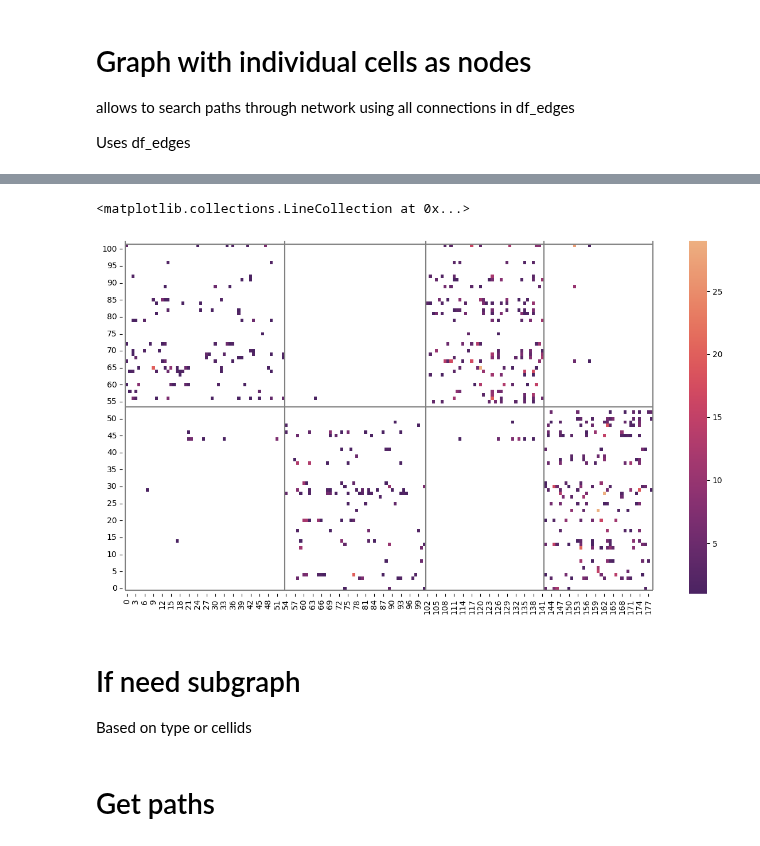
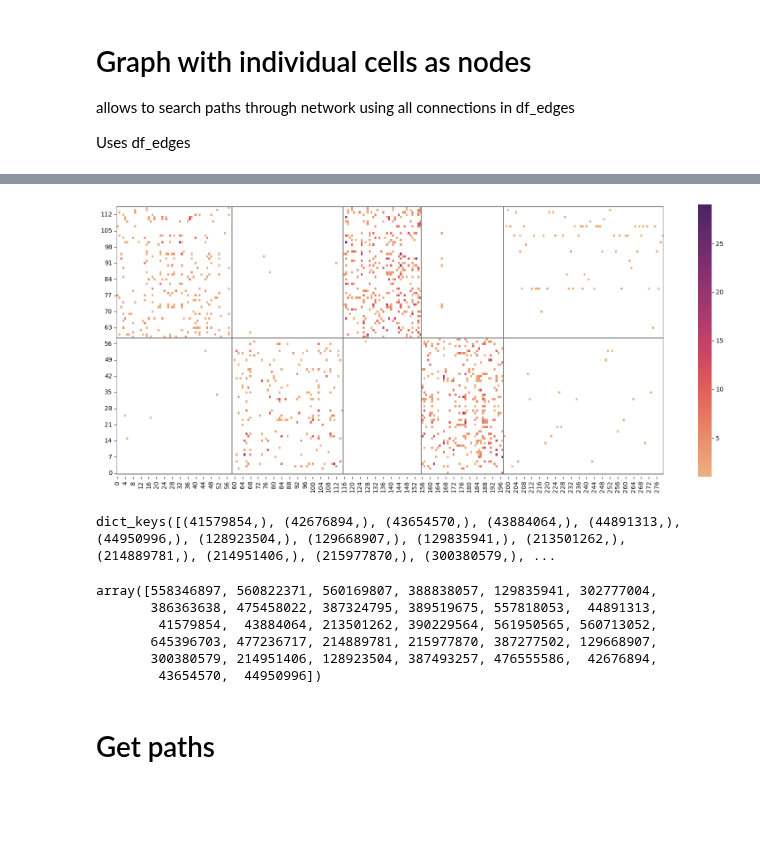
Before and after one commit to neurologic/eCREST, a Jupyter notebook: Network-X.ipynb, the cells around one changed output, grey strips where cells are left out. Cells and saved outputs as stored; diff of their text form; code cells hidden in the pictures; blank space fills up the shorter version.

```diff
--- a/Network-X.ipynb
+++ b/Network-X.ipynb
@@ -330,9 +372,11 @@ for c in df_edges['pre'].unique():
 # %%
 # Filter by pre and/or post cell type
 
-network_types = ['mg1','mg2','lg','lf']#(set(df_edges['pre_type'].unique()) | set(df_edges['post_type'].unique())) - set(['glia']) #,'dml','tsd']) #'tsd','dml','sgx1','sgx2'])
+network_types = ['mg1','mg2']#(set(df_edges['pre_type'].unique()) | set(df_edges['post_type'].unique())) - set(['glia']) #,'dml','tsd']) #'tsd','dml','sgx1','sgx2'])
 
-df_edges = df_edges[(df_edges['pre_type'].isin(network_types))&(df_edges['post_type'].isin(network_types))] #- set(['lg','lf'])
+# df_edges = df_edges[(df_edges['pre_type'].isin(network_types))&(df_edges['post_type'].isin(network_types))] #- set(['lg','lf'])
+
+df_edges = df_edges[(df_edges['pre_type'].isin(network_types))]
 # %%
 df_edges = df_edges[df_edges['pre'].isin([int(id_) for id_ in df_progress[df_progress['completed']>0.9]['id'].values])]
 # %%
@@ -720,6 +750,6 @@ sns.stripplot(data=df_degree[df_degree['type'].isin(['mg1','mg2'])],y='diverge',
 # %%
 nlist = []
-tlist = ['mg1','mg2','lg','lf']
+tlist = ['mg1','mg2','lg','lf','glia']#,'sg1','sg2','tsd','grc-d','grc-s','uk']
 for t in tlist:
     for i in G.nodes():
         if G.nodes[i]['cell_type']==t:
@@ -729,7 +759,13 @@ nm1 = len([x for x,y in G.nodes(data=True) if y['cell_type'] in ['mg1']])
 nm2 = len([x for x,y in G.nodes(data=True) if y['cell_type'] in ['mg2']])
 no1 = len([x for x,y in G.nodes(data=True) if y['cell_type'] in ['lg']])
 no2 = len([x for x,y in G.nodes(data=True) if y['cell_type'] in ['lf']])
-nt = nm1+nm2+no1+no2
+ng = len([x for x,y in G.nodes(data=True) if y['cell_type'] in ['glia']])
+ns1 = len([x for x,y in G.nodes(data=True) if y['cell_type'] in ['sg1']])
+ns2 = len([x for x,y in G.nodes(data=True) if y['cell_type'] in ['sg2']])
+ntsd = len([x for x,y in G.nodes(data=True) if y['cell_type'] in ['tsd']])
+ngd = len([x for x,y in G.nodes(data=True) if y['cell_type'] in ['grc-d']])
+ngs = len([x for x,y in G.nodes(data=True) if y['cell_type'] in ['grc-s']])
+nt = nm1+nm2+no1+no2+ng #+ns1+ns2+ntsd+ngd+ngs
 # %%
 nt
 # %% [output]
@@ -737,18 +773,23 @@ nt
 # %%
 A = nx.to_numpy_array(G,nodelist=nlist,nonedge=np.NaN)
 # %%
-hfig,ax = plt.subplots(1,figsize=(15,8))
-sns.heatmap(A,ax=ax,cmap='flare_r')
+hfig,ax = plt.subplots(1,figsize=(20,8))
+sns.heatmap(A,ax=ax,cmap='flare') #'flare_r'
 plt.ylim(-1,nm1+nm2+1)
-plt.xlim(-1,nt+1)
+# plt.xlim(-1,nt+1)
 
-ax.hlines([nm1,0,nm1+nm2],0,nt,color='gray')
-ax.vlines([0,nm1,nm1+nm2,nm1+nm2+no1,nt],0,nt,color='gray')
+n_hlines = [0,nm1,nm2, nm1+nm2]#,ns1,ns2]
+nacc = 0
+for nh in n_hlines:
+    ax.hlines([nacc],0,nt,color='gray')
+    nacc+=nh
+
+
+n_vlines = [0,nm1,nm2,no1,no2,ng,nt]#,ns1,ns2,ntsd,ngd,ngs,nt]
+nacc = 0
+for nv in n_vlines:
+    ax.vlines([nacc],0,nm1+nm2,color='gray')
+    nacc+=nv
 # ax.hlines(nm2)
 # %% [output]
-<matplotlib.collections.LineCollection at 0x...>
-[figure, old version]
+[figure, new version]
-# %% [markdown]
-# If need subgraph
-
-Based on type or cellids
@@ -773,3 +796,17 @@ for index, row in sub_df.iterrows():
+# %%
+dict(iter(df_edges[(df_edges['pre_type'].isin(['mg2'])) & (df_edges['post_type'].isin(['sg1']))].groupby(['post']))).keys()
+# %% [output]
+dict_keys([(41579854,), (42676894,), (43654570,), (43884064,), (44891313,), (44950996,), (128923504,), (129668907,), (129835941,), (213501262,), (214889781,), (214951406,), (215977870,), (300380579,), ...
+# %%
+df_edges[(df_edges['pre_type'].isin(['mg2'])) & (df_edges['post_type'].isin(['sg1']))]['post'].unique()
+# df_edges.loc[gb.groups['foo'],('A','B')
+# %% [output]
+array([558346897, 560822371, 560169807, 388838057, 129835941, 302777004,
+       386363638, 475458022, 387324795, 389519675, 557818053,  44891313,
+        41579854,  43884064, 213501262, 390229564, 561950565, 560713052,
+       645396703, 477236717, 214889781, 215977870, 387277502, 129668907,
+       300380579, 214951406, 128923504, 387493257, 476555586,  42676894,
+        43654570,  44950996])
 # %% [markdown]
 # Get paths
 # %%
```
Also changed, not shown: parts of 16 cells of this notebook, 8 other files.
